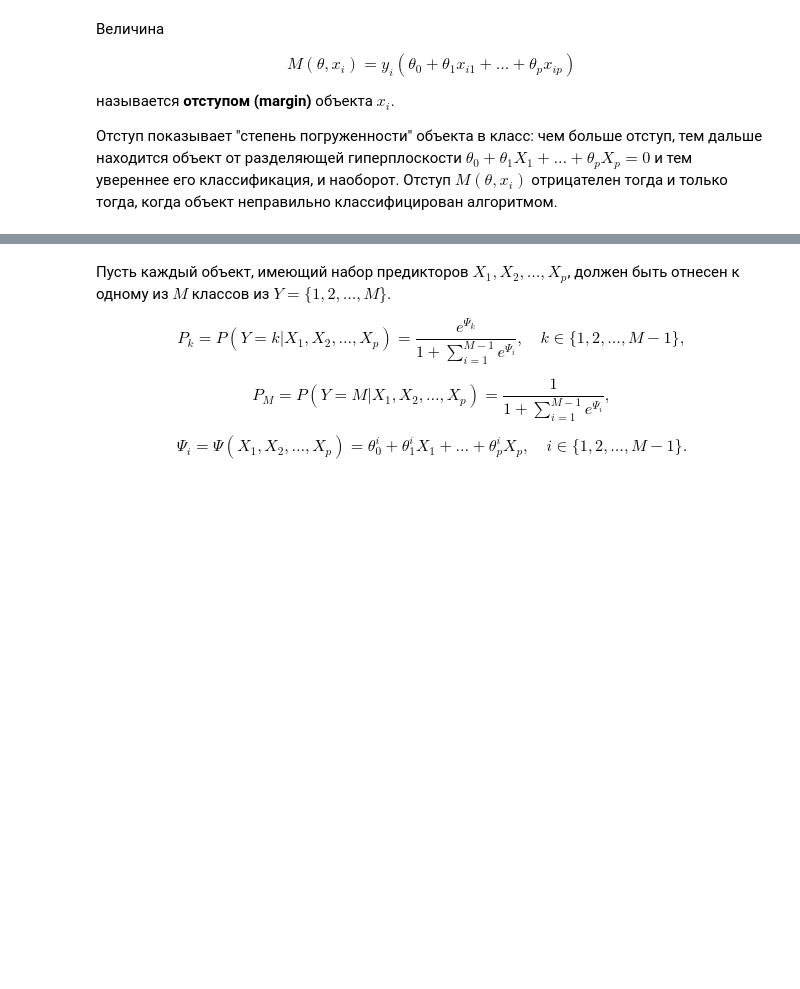
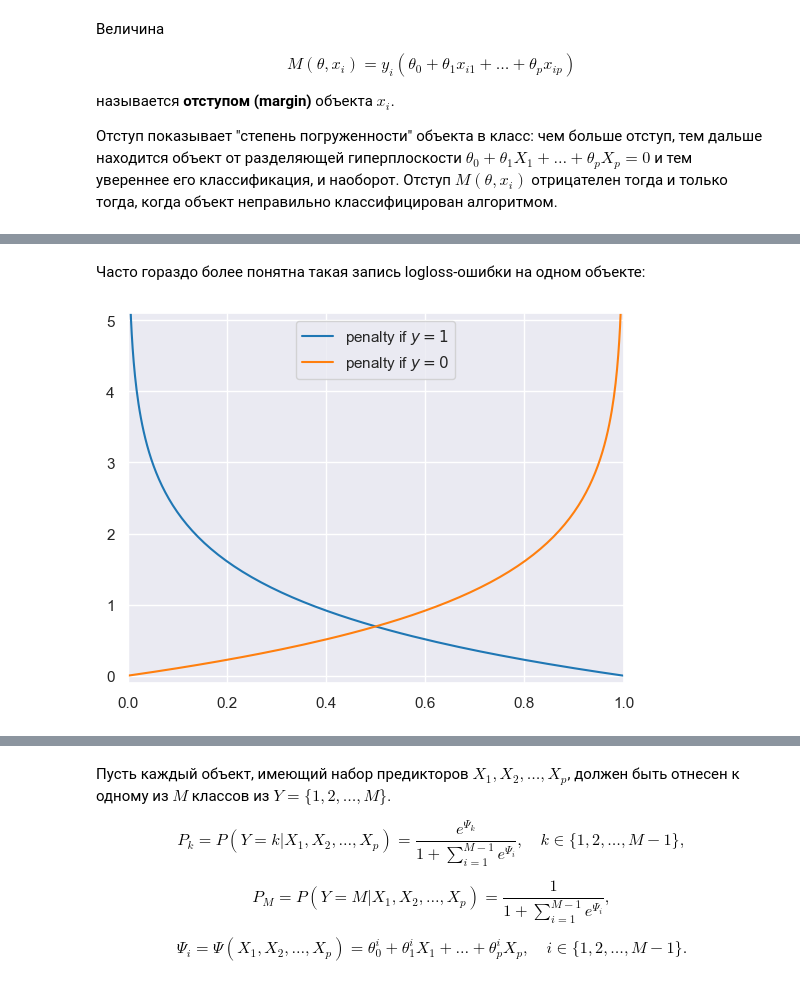
Before and after one commit to EvgenyMeredelin/machine-learning-notes-and-codes, a Jupyter notebook: ml_logreg/ml_logreg.ipynb, the cells around one changed output, grey strips where cells are left out. Cells and saved outputs as stored; diff of their text form; code cells hidden in the pictures; blank space fills up the shorter version.

```diff
--- a/ml_logreg/ml_logreg.ipynb
+++ b/ml_logreg/ml_logreg.ipynb
@@ -170,0 +211,12 @@ $$M(\theta,x_i) = y_i(\theta_0 + \theta_1 x_{i1} + \dots + \theta_p x_{ip})$$
+# %% [markdown]
+Часто гораздо более понятна такая запись logloss-ошибки на одном объекте:
+# %%
+x = expit(np.arange(-10, 10, 0.1))
+plt.plot(x, -np.log(x), label='penalty if $y = 1$')
+plt.plot(x, -np.log(1 - x), label='penalty if $y = 0$')
+plt.xlim(0,1)
+plt.ylim(-0.1,5.1)
+plt.legend(loc='upper center')
+plt.show()
+# %% [output]
+[figure, added]
```
Also changed, not shown: parts of 41 cells of this notebook.
